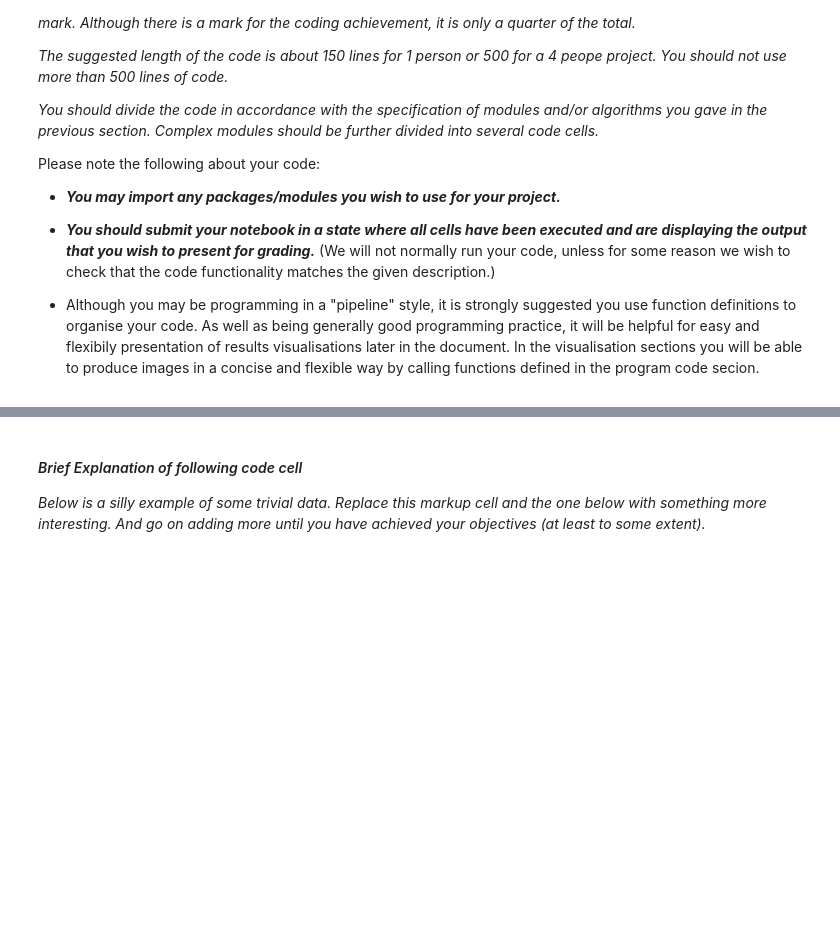
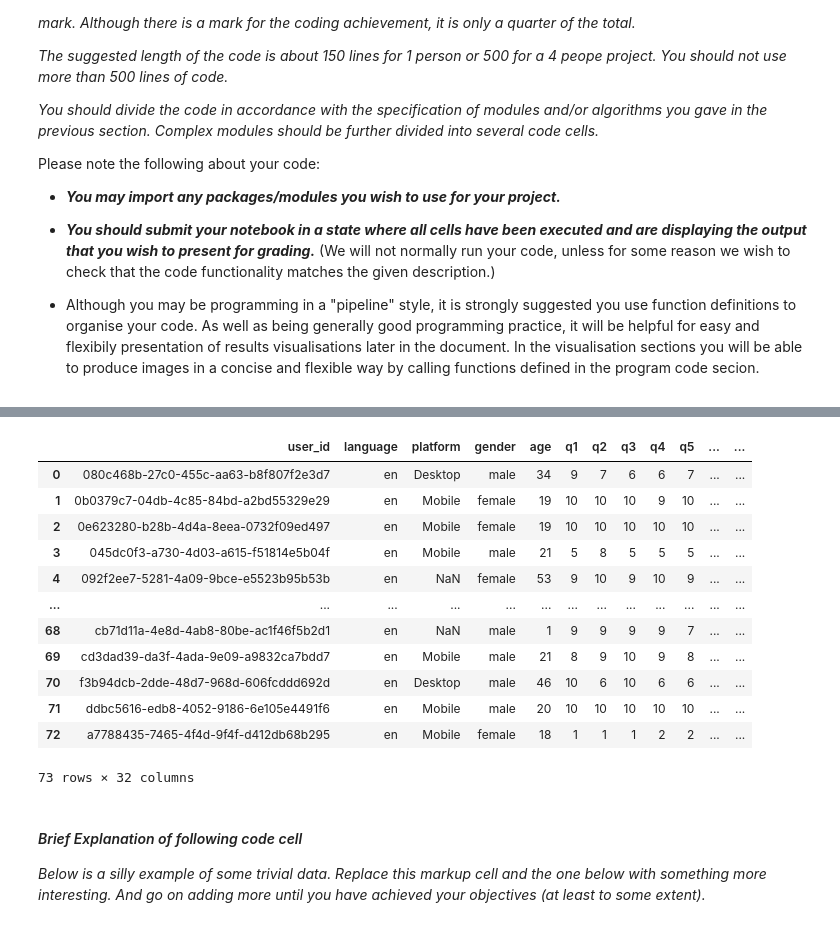
Before and after one commit to Buzzou/prog_ds, a Jupyter notebook: A3_Data_Analysis_Project.ipynb, the cells around one changed output, grey strips where cells are left out. Saved outputs shown, nothing was run; the diff lists cells and outputs as text; code cells hidden in the pictures; blank space fills up the shorter version.

```diff
--- a/A3_Data_Analysis_Project.ipynb
+++ b/A3_Data_Analysis_Project.ipynb
@@ -201,3 +221,37 @@ Please note the following about your code:
+# %%
+# Average for each row (Average score each user gave)
+
+averagesList = []
+
+for i, row in survey_df.iterrows():
+
+    j=1
+    sum = 0
+
+    while j<27:
+        question = 'q' + str(j)
+        sum = sum + row[question]
+        j = j+1
+
+    average = sum/26
+    averagesList.append(average)
+
+survey_df['Average rating given'] = averagesList
+survey_df
+# %% [output]
+|  | user_id | language | platform | gender | age | q1 | q2 | q3 | q4 | q5 | ... | ... |
+| 0 | 080c468b-27c0-455c-aa63-b8f807f2e3d7 | en | Desktop | male | 34 | 9 | 7 | 6 | 6 | 7 | ... | ... |
+| 1 | 0b0379c7-04db-4c85-84bd-a2bd55329e29 | en | Mobile | female | 19 | 10 | 10 | 10 | 9 | 10 | ... | ... |
+| 2 | 0e623280-b28b-4d4a-8eea-0732f09ed497 | en | Mobile | female | 19 | 10 | 10 | 10 | 10 | 10 | ... | ... |
+| 3 | 045dc0f3-a730-4d03-a615-f51814e5b04f | en | Mobile | male | 21 | 5 | 8 | 5 | 5 | 5 | ... | ... |
+| 4 | 092f2ee7-5281-4a09-9bce-e5523b95b53b | en | NaN | female | 53 | 9 | 10 | 9 | 10 | 9 | ... | ... |
+| ... | ... | ... | ... | ... | ... | ... | ... | ... | ... | ... | ... | ... |
+| 68 | cb71d11a-4e8d-4ab8-80be-ac1f46f5b2d1 | en | NaN | male | 1 | 9 | 9 | 9 | 9 | 7 | ... | ... |
+| 69 | cd3dad39-da3f-4ada-9e09-a9832ca7bdd7 | en | Mobile | male | 21 | 8 | 9 | 10 | 9 | 8 | ... | ... |
+| 70 | f3b94dcb-2dde-48d7-968d-606fcddd692d | en | Desktop | male | 46 | 10 | 6 | 10 | 6 | 6 | ... | ... |
+| 71 | ddbc5616-edb8-4052-9186-6e105e4491f6 | en | Mobile | male | 20 | 10 | 10 | 10 | 10 | 10 | ... | ... |
+| 72 | a7788435-7465-4f4d-9f4f-d412db68b295 | en | Mobile | female | 18 | 1 | 1 | 1 | 2 | 2 | ... | ... |
+73 rows × 32 columns
 # %% [markdown]
 #### _Brief Explanation of following code cell_
 
```
Also changed, not shown: parts of 1 cell of this notebook.
